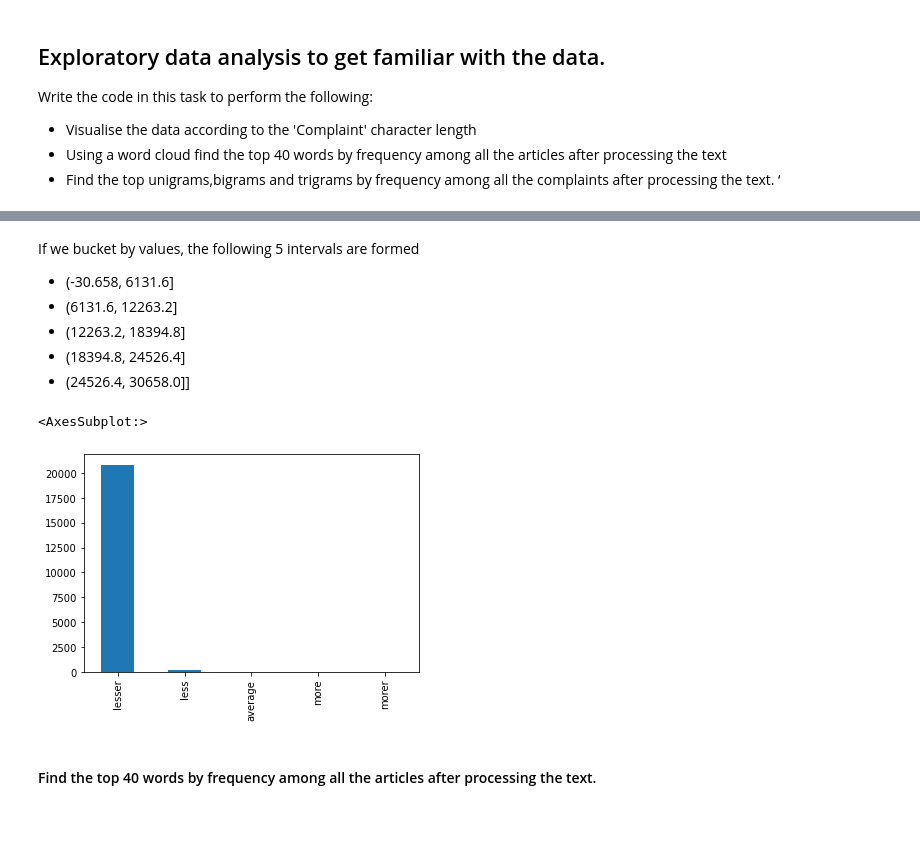
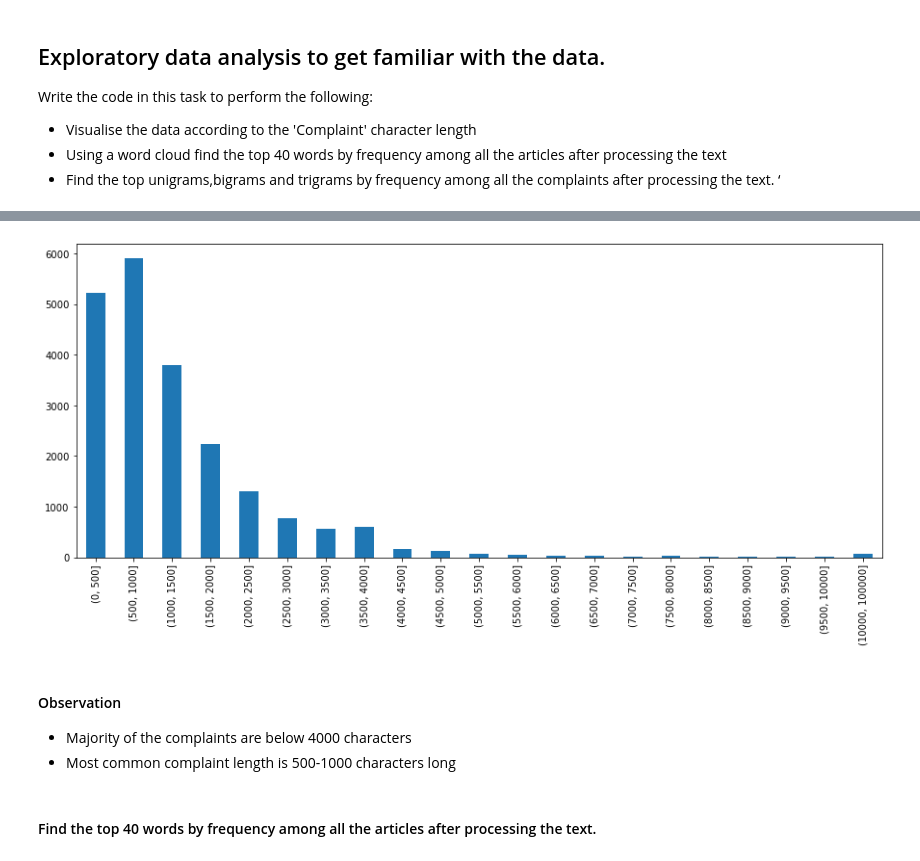
Before and after one commit to ayushxx7/TicketClassification, a Jupyter notebook: Automatic_Ticket_Classification_Assignment.ipynb, the cells around one changed output, grey strips where cells are left out. Drawn from its saved outputs; the diff is of its cells as text; code cells hidden in the pictures; blank space fills up the shorter version.

```diff
--- a/Automatic_Ticket_Classification_Assignment.ipynb
+++ b/Automatic_Ticket_Classification_Assignment.ipynb
@@ -342,0 +356,11 @@ z = lambda y: y.lemma_
+# %%
+def lemmatize_series(series):
+    lemmatized_complaints = []
+    nlp = en_core_web_sm.load()
+    nlp.select_pipes(disable=['ner'])
+    for index, doc in enumerate(tqdm(nlp.pipe(series), total=len(series))):
+        lemmatized_complaint = lemmatizer(doc)
+        lemmatized_complaints.append(" ".join(lemmatized_complaint))
+    return lemmatized_complaints
+
+lemmatized_complaints = lemmatize_series(df['complaint_what_happened'])
@@ -342,0 +393,3 @@ z = lambda y: y.lemma_
+# %%
+df_clean = pd.DataFrame({"complaint": df['complaint_what_happened'].tolist(),
+                         "lemmatized_complaint": lemmatized_complaints})
@@ -367,3 +426,0 @@ df_clean = pd.DataFrame(df['complaint_what_happened'])
-# %%
-df_clean['lemmatized_complaint'] = np.nan
-df_clean['lemmatized_complaint'] = df_clean['lemmatized_complaint'].astype(str)
@@ -473,12 +439,0 @@ Categories (5, interval[float64]): [(-30.658, 6131.6] < (6131.6, 12263.2] < (122
-# %% [markdown]
-If we bucket by values, the following 5 intervals are formed
-- (-30.658, 6131.6]
-- (6131.6, 12263.2]
-- (12263.2, 18394.8]
-- (18394.8, 24526.4]
-- (24526.4, 30658.0]]
-# %%
-pd.cut(df_clean['complaint_what_happened'].str.len(), 5, labels=['lesser', 'less', 'average', 'more', 'morer']).value_counts().plot(kind='bar')
-# %% [output]
-<AxesSubplot:>
-[figure, removed]
@@ -487,3 +440,15 @@ pd.cut(df_clean['complaint_what_happened'].str.len(), 5, labels=['lesser', 'less
+# %%
+plt.figure(figsize=(15,6))
+bins = list(np.arange(0, 10500, 500))
+bins.append(100000)
+pd.cut(df_clean['complaint_what_happened'].str.len(), bins=bins).value_counts(sort=False).plot(kind='bar')
+plt.show()
+# %% [output]
+[figure, added]
+# %% [markdown]
+#### Observation
+- Majority of the complaints are below 4000 characters
+- Most common complaint length is 500-1000 characters long
 # %% [markdown]
 #### Find the top 40 words by frequency among all the articles after processing the text.
 # %%
```
Also changed, not shown: parts of 37 cells of this notebook.
